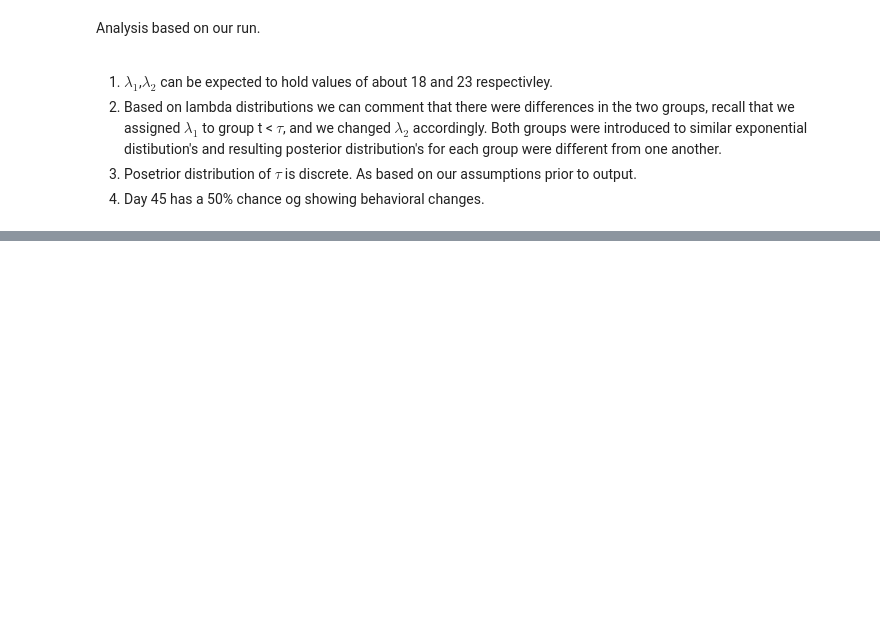
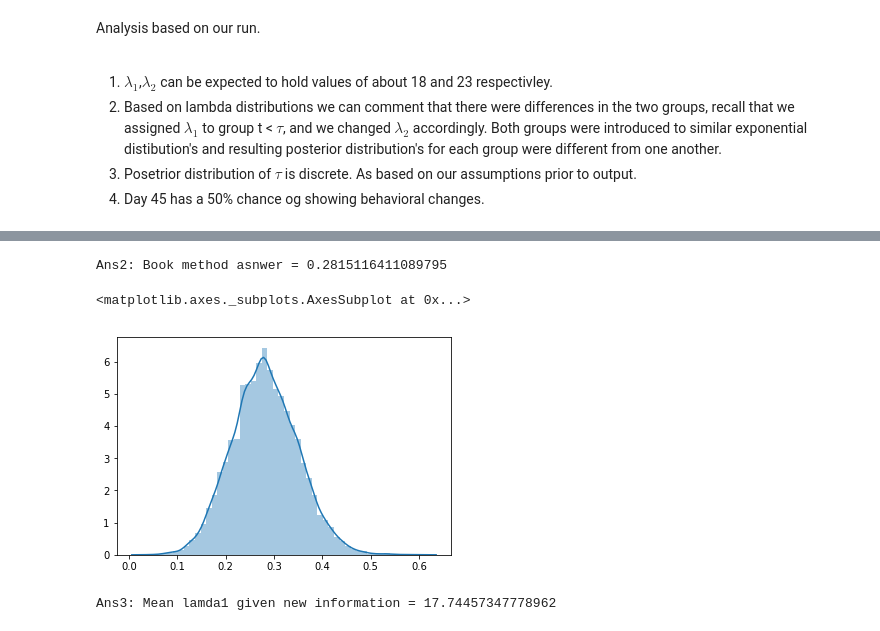
Before and after one commit to SpinachXPasta/Data-Analytics, a Jupyter notebook: Inferring Behavior From Text Data.ipynb, the cells around one changed output, grey strips where cells are left out. Saved outputs shown, nothing was run; the diff lists cells and outputs as text; code cells hidden in the pictures; blank space fills up the shorter version.

```diff
--- a/Inferring Behavior From Text Data.ipynb
+++ b/Inferring Behavior From Text Data.ipynb
@@ -148,0 +260,13 @@ Analysis based on our run.<br />
+# %%
+ans = (lambda_2_samples-lambda_1_samples)/lambda_1_samples
+print ("Ans2: Book method asnwer = {}".format(np.mean(ans)))
+sns.distplot(ans)
+# %% [output]
+Ans2: Book method asnwer = 0.2815116411089795
+<matplotlib.axes._subplots.AxesSubplot at 0x...>
+[figure, added]
+# %%
+print ("Ans3: Mean lamda1 given new information = {}".format(
+np.mean(lambda_1_samples[tau_samples< 45])))
+# %% [output]
+Ans3: Mean lamda1 given new information = 17.74457347778962
```
Also changed, not shown: parts of 13 cells of this notebook.
